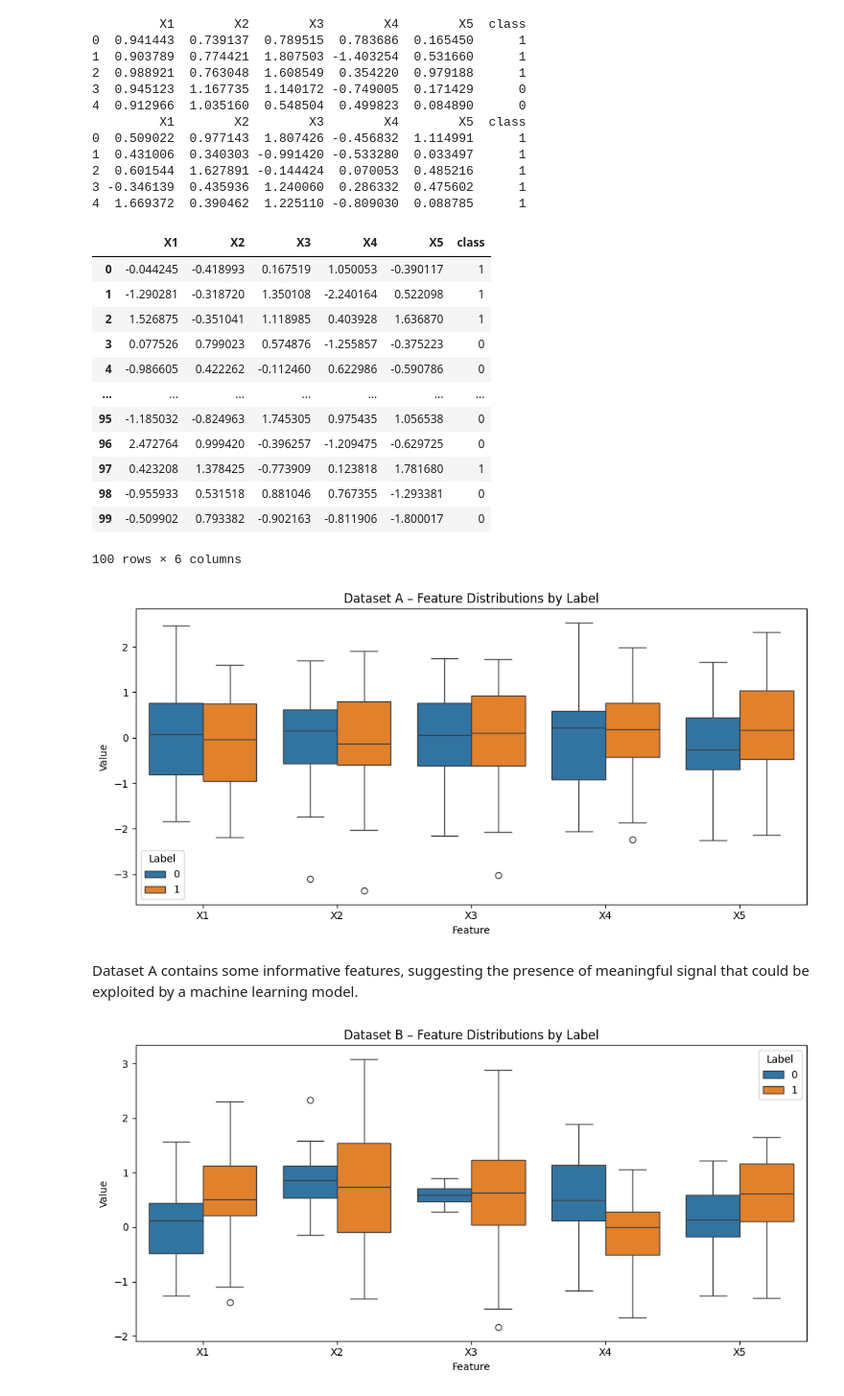
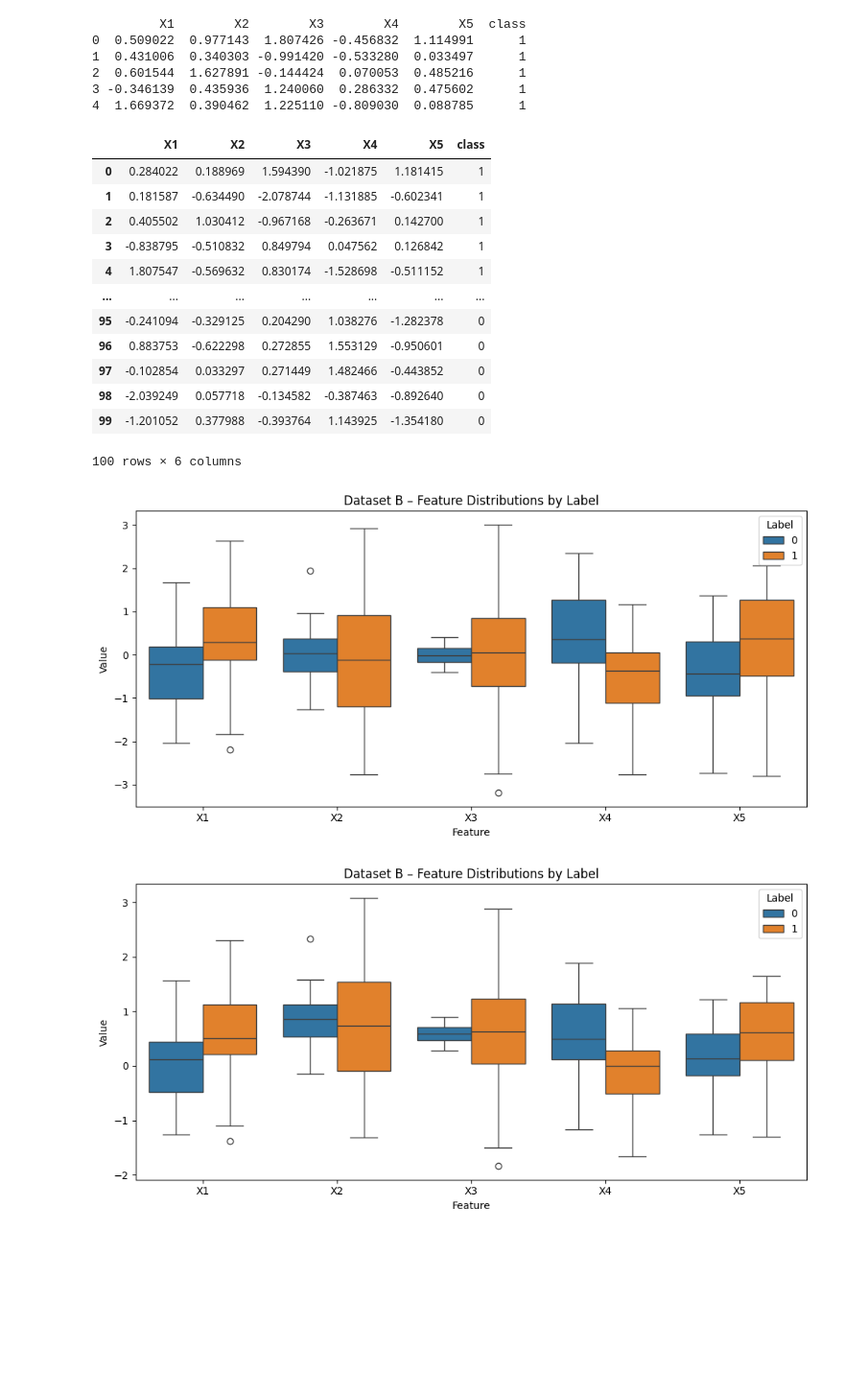
Before and after one commit to aryasalwan/Comp3200, a Jupyter notebook: Comp3200/Taks 1_datasetB.ipynb, the cells around one changed output. Shown at 96% size. Cells and saved outputs as stored; diff of their text form; code cells hidden in the pictures; blank space fills up the shorter version.

Commit message:
dataset B notebook update

```diff
--- a/Comp3200/Taks 1_datasetB.ipynb
+++ b/Comp3200/Taks 1_datasetB.ipynb
@@ -5,20 +5,12 @@ import matplotlib.pyplot as plt
 from sklearn.preprocessing import StandardScaler
 from sklearn.model_selection import train_test_split
 from sklearn.neighbors import KNeighborsClassifier
-from sklearn.metrics import accuracy_score, classification_report
-from sklearn.model_selection import StratifiedKFold, cross_val_score
-dataA = pd.read_csv("A1_dataA.tsv", sep="\t")
-dataB = pd.read_csv("A1_dataB.tsv", sep="\t")
+from sklearn.metrics import accuracy_score, classification_report,precision_recall_curve, auc
+from sklearn.model_selection import StratifiedKFold, cross_val_score,cross_val_predict
+data = pd.read_csv("A1_dataB.tsv", sep="\t")
 #Check data
-print(dataA.head())
-print(dataB.head())
+print(data.head())
 # %% [output]
-         X1        X2        X3        X4        X5  class
-0  0.941443  0.739137  0.789515  0.783686  0.165450      1
-1  0.903789  0.774421  1.807503 -1.403254  0.531660      1
-2  0.988921  0.763048  1.608549  0.354220  0.979188      1
-3  0.945123  1.167735  1.140172 -0.749005  0.171429      0
-4  0.912966  1.035160  0.548504  0.499823  0.084890      0
          X1        X2        X3        X4        X5  class
 0  0.509022  0.977143  1.807426 -0.456832  1.114991      1
 1  0.431006  0.340303 -0.991420 -0.533280  0.033497      1
@@ -26,24 +18,24 @@ print(dataB.head())
 3 -0.346139  0.435936  1.240060  0.286332  0.475602      1
 4  1.669372  0.390462  1.225110 -0.809030  0.088785      1
 # %%
-dataA_nonscaled=dataA.copy()
+data_nonscaled=data.copy()
 #Scale Data
 scaler = StandardScaler()
-dataA[["X1","X2","X3","X4","X5"]]= scaler.fit_transform(dataA[["X1","X2","X3","X4","X5"]])
-dataA
+data[["X1","X2","X3","X4","X5"]]= scaler.fit_transform(data[["X1","X2","X3","X4","X5"]])
+data
 # %% [output]
 |  | X1 | X2 | X3 | X4 | X5 | class |
-| 0 | -0.044245 | -0.418993 | 0.167519 | 1.050053 | -0.390117 | 1 |
-| 1 | -1.290281 | -0.318720 | 1.350108 | -2.240164 | 0.522098 | 1 |
-| 2 | 1.526875 | -0.351041 | 1.118985 | 0.403928 | 1.636870 | 1 |
-| 3 | 0.077526 | 0.799023 | 0.574876 | -1.255857 | -0.375223 | 0 |
-| 4 | -0.986605 | 0.422262 | -0.112460 | 0.622986 | -0.590786 | 0 |
+| 0 | 0.284022 | 0.188969 | 1.594390 | -1.021875 | 1.181415 | 1 |
+| 1 | 0.181587 | -0.634490 | -2.078744 | -1.131885 | -0.602341 | 1 |
+| 2 | 0.405502 | 1.030412 | -0.967168 | -0.263671 | 0.142700 | 1 |
+| 3 | -0.838795 | -0.510832 | 0.849794 | 0.047562 | 0.126842 | 1 |
+| 4 | 1.807547 | -0.569632 | 0.830174 | -1.528698 | -0.511152 | 1 |
 | ... | ... | ... | ... | ... | ... | ... |
-| 95 | -1.185032 | -0.824963 | 1.745305 | 0.975435 | 1.056538 | 0 |
-| 96 | 2.472764 | 0.999420 | -0.396257 | -1.209475 | -0.629725 | 0 |
-| 97 | 0.423208 | 1.378425 | -0.773909 | 0.123818 | 1.781680 | 1 |
-| 98 | -0.955933 | 0.531518 | 0.881046 | 0.767355 | -1.293381 | 0 |
-| 99 | -0.509902 | 0.793382 | -0.902163 | -0.811906 | -1.800017 | 0 |
+| 95 | -0.241094 | -0.329125 | 0.204290 | 1.038276 | -1.282378 | 0 |
+| 96 | 0.883753 | -0.622298 | 0.272855 | 1.553129 | -0.950601 | 0 |
+| 97 | -0.102854 | 0.033297 | 0.271449 | 1.482466 | -0.443852 | 0 |
+| 98 | -2.039249 | 0.057718 | -0.134582 | -0.387463 | -0.892640 | 0 |
+| 99 | -1.201052 | 0.377988 | -0.393764 | 1.143925 | -1.354180 | 0 |
 100 rows × 6 columns
 # %%
 
@@ -61,23 +53,20 @@ dataA_graph = dataA.melt(
 # %%
 #Boxplot
-
 plt.figure(figsize=(10, 5))
 sns.boxplot(
     x="Feature",
     y="Value",
-    hue=dataA.columns[-1],
-    data=dataA_graph
+    hue=data.columns[-1],
+    data=data_graph
 )
-plt.title("Dataset A – Feature Distributions by Label")
+plt.title("Dataset B – Feature Distributions by Label")
 plt.xlabel("Feature")
 plt.ylabel("Value")
 plt.legend(title="Label")
 plt.tight_layout()
 plt.show()
 # %% [output]
-[figure, old version]
+[figure, new version]
-# %% [markdown]
-Dataset A contains some informative features, suggesting the presence of meaningful signal that could be exploited by a machine learning model.
 # %%
 dataB = pd.read_csv("A1_dataB.tsv", sep="\t")
 
```
Also changed, not shown: parts of 20 cells of this notebook.
